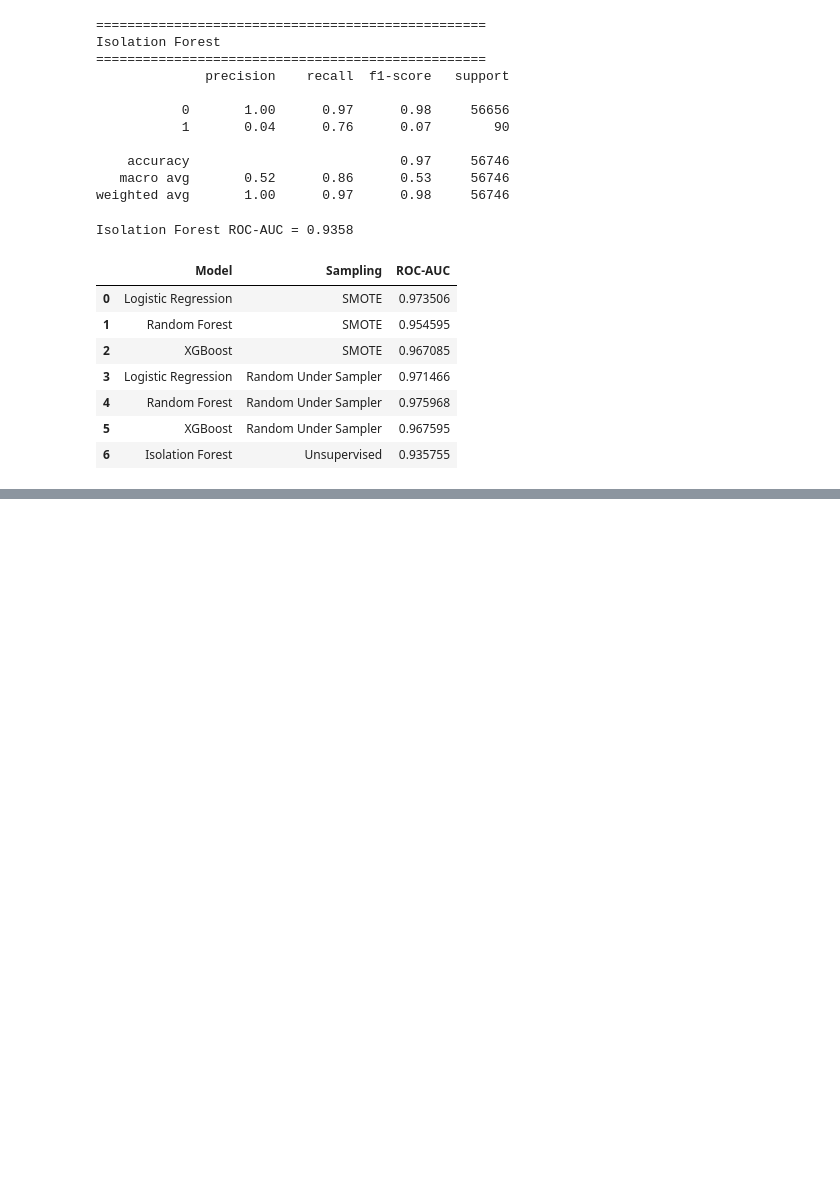
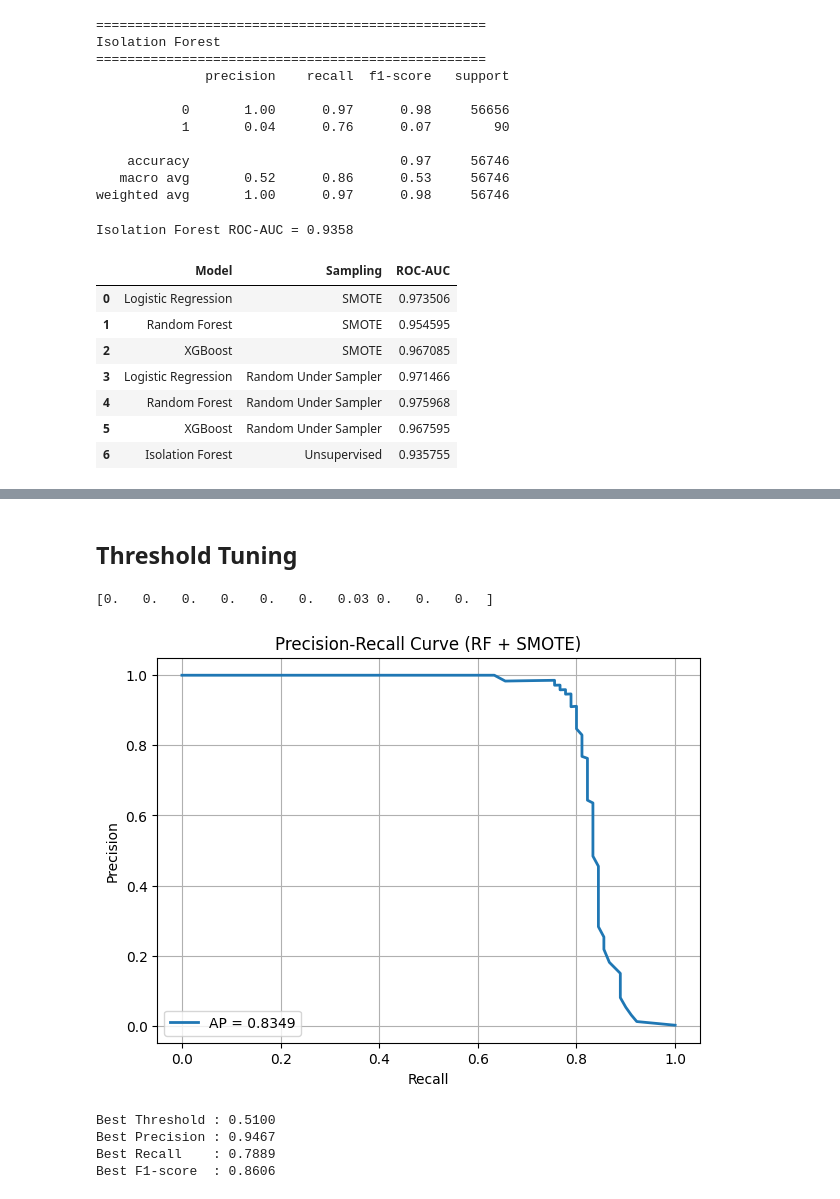
Before and after one commit to rabisah-01/credit-card-fraud-detection, a Jupyter notebook: notebooks/fraud_detection.ipynb, the cells around one changed output, grey strips where cells are left out. Drawn from its saved outputs; the diff is of its cells as text; code cells hidden in the pictures; blank space fills up the shorter version.

Commit message:
feat: Threshold tuning on RF + SMOTE

```diff
--- a/notebooks/fraud_detection.ipynb
+++ b/notebooks/fraud_detection.ipynb
@@ -750,0 +778,40 @@ comparison_df
+# %% [markdown]
+## **Threshold Tuning**
+# %%
+# Fraud probabilities (Class = 1)
+rf_pipeline.fit(X_train_sm, y_train_sm)
+y_prob = rf_pipeline.predict_proba(X_test)[:, 1]
+
+print(y_prob[:10])
+# %% [output]
+[0.   0.   0.   0.   0.   0.   0.03 0.   0.   0.  ]
+# %%
+precision, recall, thresholds = precision_recall_curve(y_test, y_prob)
+ap = average_precision_score(y_test, y_prob)
+
+plt.figure(figsize=(7,5))
+plt.plot(recall, precision, lw=2, label=f"AP = {ap:.4f}")
+plt.xlabel("Recall")
+plt.ylabel("Precision")
+plt.title("Precision-Recall Curve (RF + SMOTE)")
+plt.grid(True)
+plt.legend()
+plt.show()
+# %% [output]
+[figure, added]
+# %%
+# Compute F1-score for every threshold
+f1_scores = 2 * (precision[:-1] * recall[:-1]) / (precision[:-1] + recall[:-1] + 1e-10)
+
+best_idx = np.argmax(f1_scores)
+best_threshold = thresholds[best_idx]
+
+print(f"Best Threshold : {best_threshold:.4f}")
+print(f"Best Precision : {precision[best_idx]:.4f}")
+print(f"Best Recall    : {recall[best_idx]:.4f}")
+print(f"Best F1-score  : {f1_scores[best_idx]:.4f}")
+# %% [output]
+Best Threshold : 0.5100
+Best Precision : 0.9467
+Best Recall    : 0.7889
+Best F1-score  : 0.8606
```
Also changed, not shown: parts of 5 cells of this notebook.
